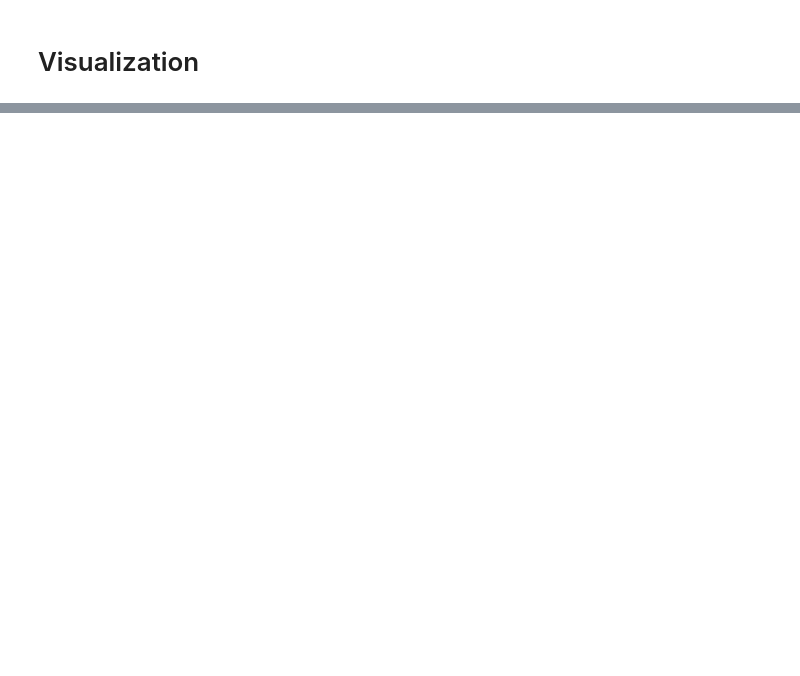
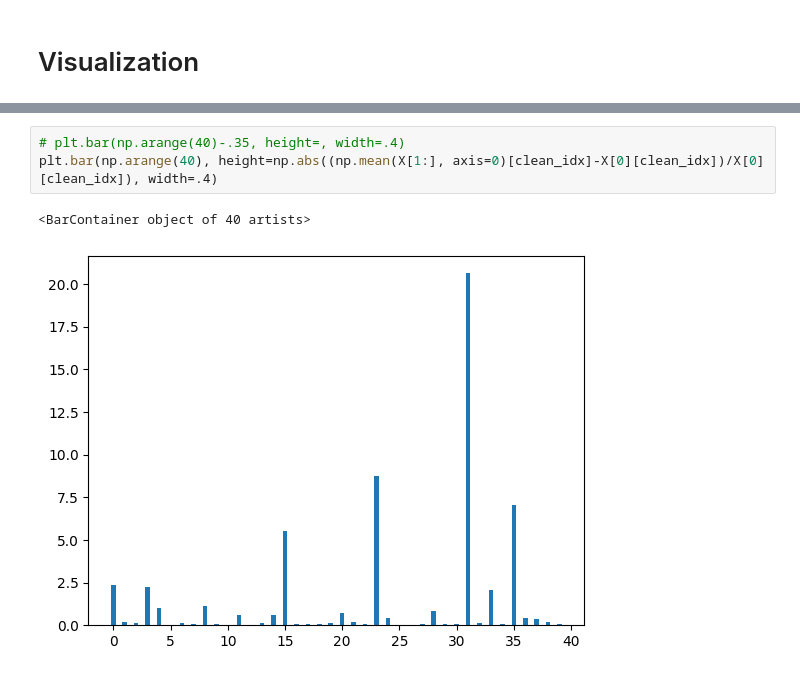
Before and after one commit to jsong2333333/TrojAI_Summary, a Jupyter notebook: explore.ipynb, the cells around one changed output, grey strips where cells are left out. Cells and saved outputs as stored; diff of their text form; blank space fills up the shorter version.

```diff
--- a/explore.ipynb
+++ b/explore.ipynb
@@ -503,0 +564,6 @@ print(np.mean(cen), np.mean(acc))
+# %%
+# plt.bar(np.arange(40)-.35, height=, width=.4)
+plt.bar(np.arange(40), height=np.abs((np.mean(X[1:], axis=0)[clean_idx]-X[0][clean_idx])/X[0][clean_idx]), width=.4)
+# %% [output]
+<BarContainer object of 40 artists>
+[figure, added]
```
Also changed, not shown: parts of 151 cells of this notebook, 31 other files.
